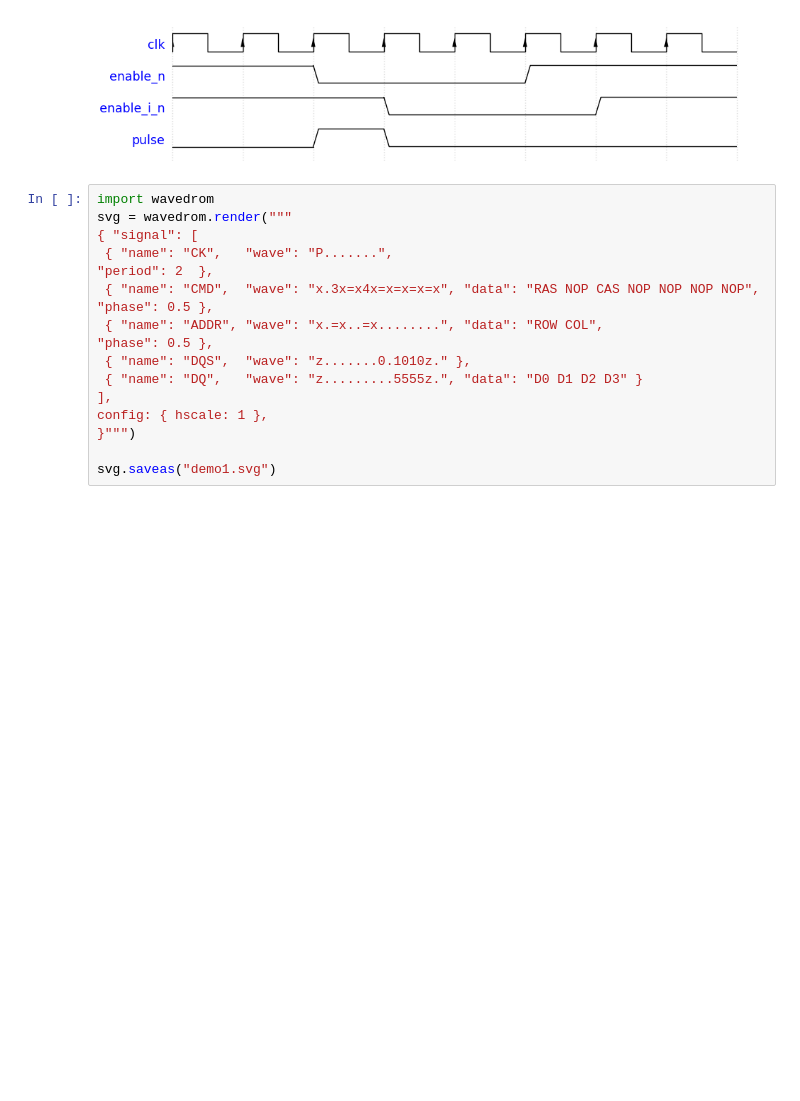
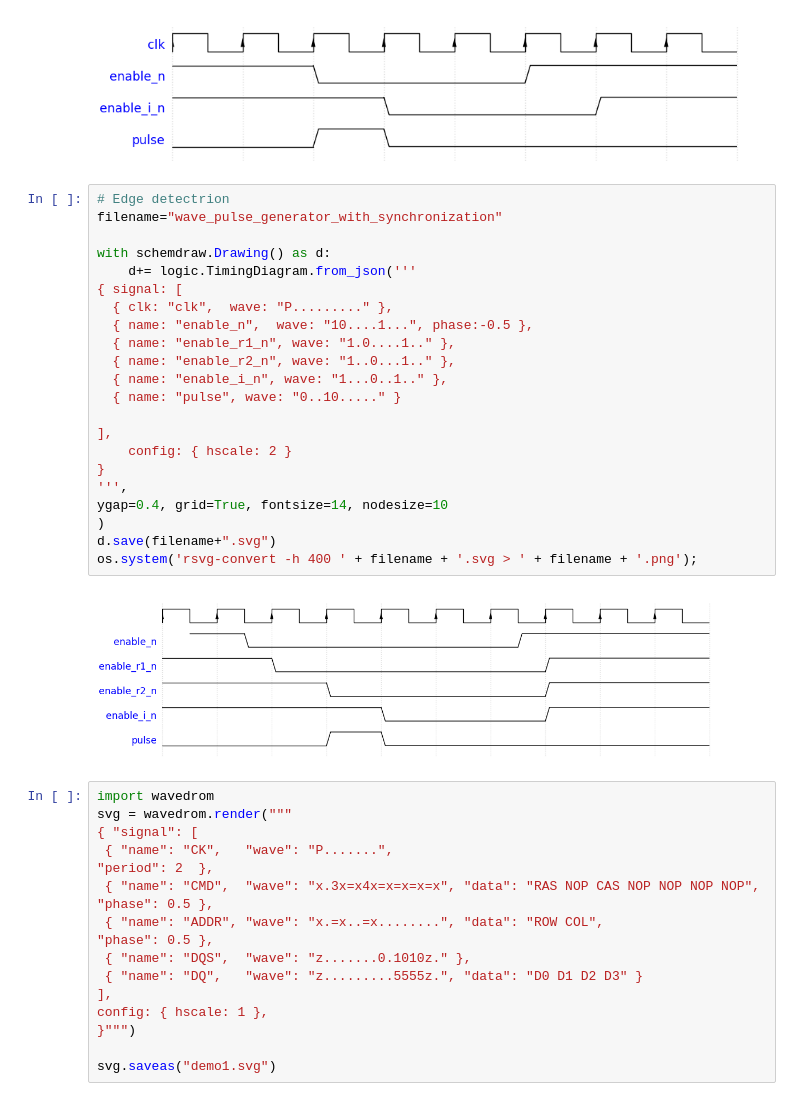
Before and after one commit to fys4220/fys4220.github.io, a Jupyter notebook: fys4220-jbook/graphics/graphics.ipynb, the cells around one changed output. Drawn from its saved outputs; the diff is of its cells as text; blank space fills up the shorter version.

```diff
--- a/fys4220-jbook/graphics/graphics.ipynb
+++ b/fys4220-jbook/graphics/graphics.ipynb
@@ -199,6 +218,30 @@ d.save(filename+".svg")
 os.system('rsvg-convert -h 400 ' + filename + '.svg > ' + filename + '.png');
 # %% [output]
 [figure]
+# %%
+# Edge detectrion
+filename="wave_pulse_generator_with_synchronization"
+
+with schemdraw.Drawing() as d:
+    d+= logic.TimingDiagram.from_json('''
+{ signal: [
+  { clk: "clk",  wave: "P........." },
+  { name: "enable_n",  wave: "10....1...", phase:-0.5 },
+  { name: "enable_r1_n", wave: "1.0....1.." },
+  { name: "enable_r2_n", wave: "1..0...1.." },
+  { name: "enable_i_n", wave: "1...0..1.." },
+  { name: "pulse", wave: "0..10....." }
+
+],
+    config: { hscale: 2 }
+}
+''',
+ygap=0.4, grid=True, fontsize=14, nodesize=10
+)
+d.save(filename+".svg")
+os.system('rsvg-convert -h 400 ' + filename + '.svg > ' + filename + '.png');
+# %% [output]
+[figure, added]
 # %%
 import wavedrom
 svg = wavedrom.render("""
```
Also changed, not shown: parts of 1 cell of this notebook, 46 other files.
